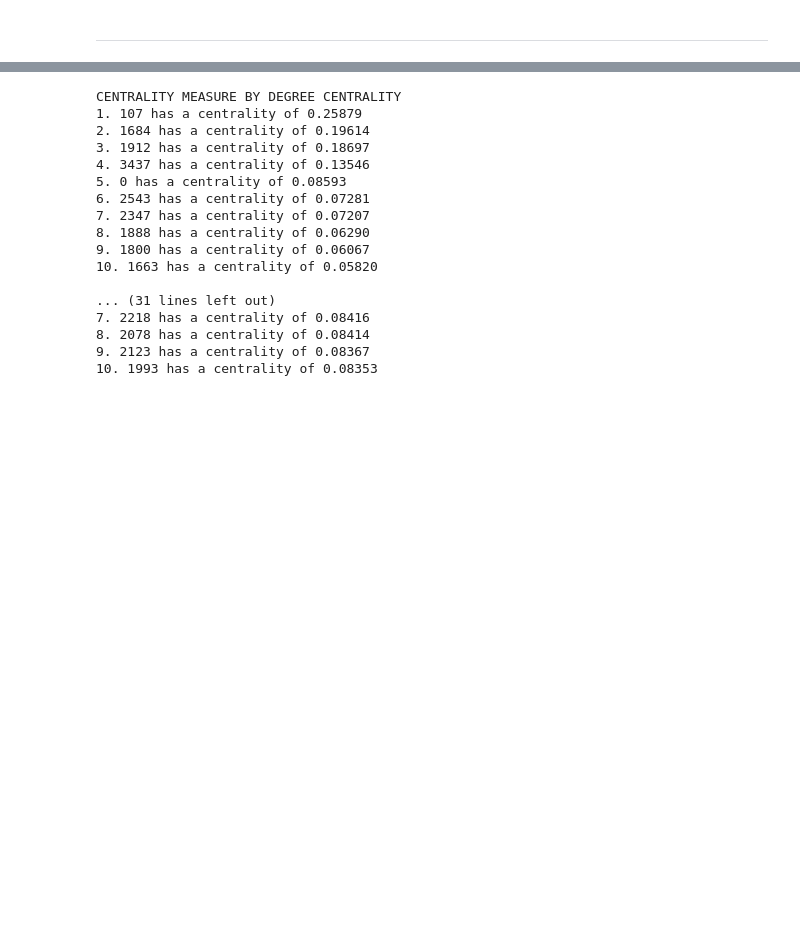
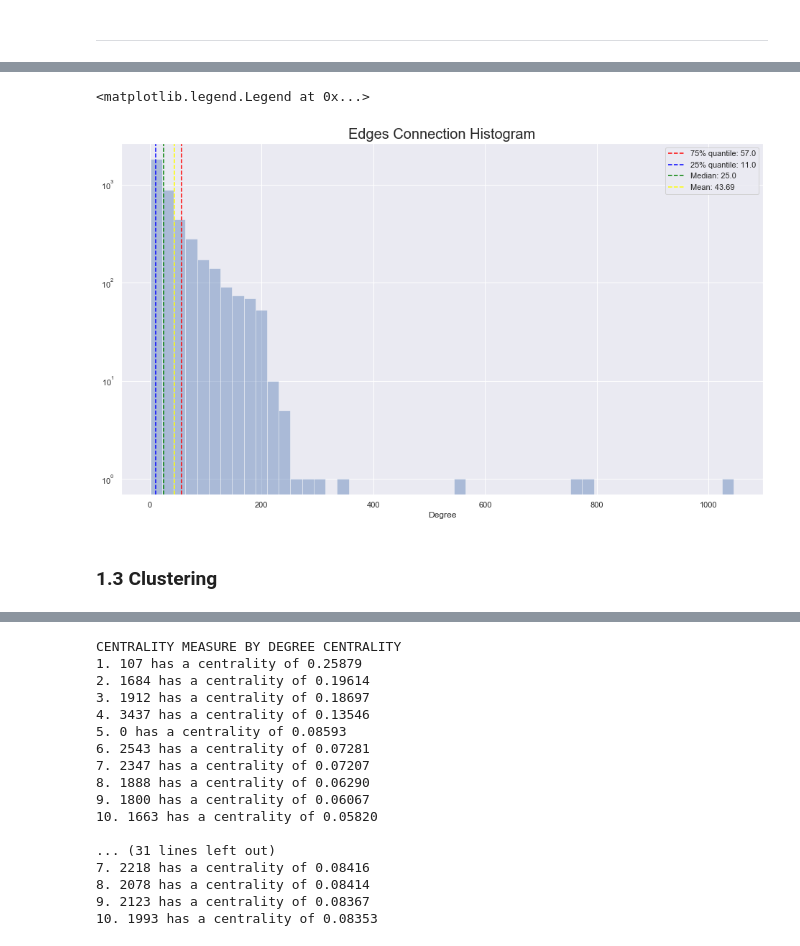
Before and after one commit to JulesTriomphe/dsip, a Jupyter notebook: PS3/PS3.ipynb, the cells around one changed output, grey strips where cells are left out. Drawn from its saved outputs; the diff is of its cells as text; code cells hidden in the pictures; blank space fills up the shorter version.

```diff
--- a/PS3/PS3.ipynb
+++ b/PS3/PS3.ipynb
@@ -22,0 +40,24 @@ Graph_infos = {}
+# %%
+Graph_infos['Degrees'] = dict(nx.degree(Graph))
+degrees_val = [Graph_infos['Degrees'][node] for node in Graph_infos['Degrees']]
+
+degree_min = np.min(degrees_val)
+print('Min degree connection: {}'.format(degree_min))
+print('')
+degree_max = np.max(degrees_val)
+print('Max degree connection: {}'.format(degree_max))
+print('')
+
+degree_median = np.median(degrees_val)
+print('Median degree connection: {}'.format(degree_median))
+print('')
+degree_mean = np.mean(degrees_val)
+print('Mean degree connection: {}'.format(degree_mean))
+print('')
+
+degree_u_quant = np.quantile(degrees_val,0.75)
+print('75% quantile degree connection: {}'.format(degree_u_quant))
+print('')
+degree_l_quant = np.quantile(degrees_val,0.25)
+print('25% quantile degree connection: {}'.format(degree_l_quant))
+print('')
@@ -22,0 +76,19 @@ Graph_infos = {}
+# %%
+plt.figure(figsize=(16,9))
+sns.set()
+
+sns.distplot(degrees_val,axlabel="Degree",kde=False)
+
+plt.axvline(degree_u_quant, color = 'red', linestyle = '--', label = '75% quantile: {}'.format(degree_u_quant))
+plt.axvline(degree_l_quant, color = 'blue', linestyle = '--', label = '25% quantile: {}'.format(degree_l_quant))
+plt.axvline(degree_median, color = 'green', linestyle = '--', label = 'Median: {}'.format(degree_median))
+plt.axvline(degree_mean, color = 'yellow', linestyle = '--', label = 'Mean: {}'.format(round(degree_mean,2)))
+plt.legend()
+plt.yscale('log')
+plt.title("Edges Connection Histogram", fontsize = 20) # for histogram title
+plt.legend()
+# %% [output]
+<matplotlib.legend.Legend at 0x...>
+[figure, added]
+# %% [markdown]
+### 1.3 Clustering
```
Also changed, not shown: parts of 47 cells of this notebook.
